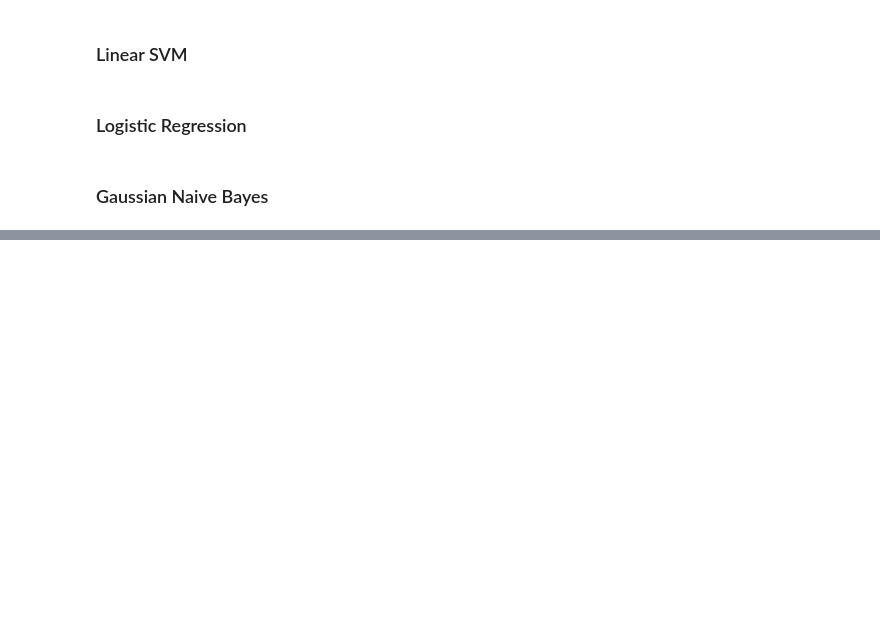
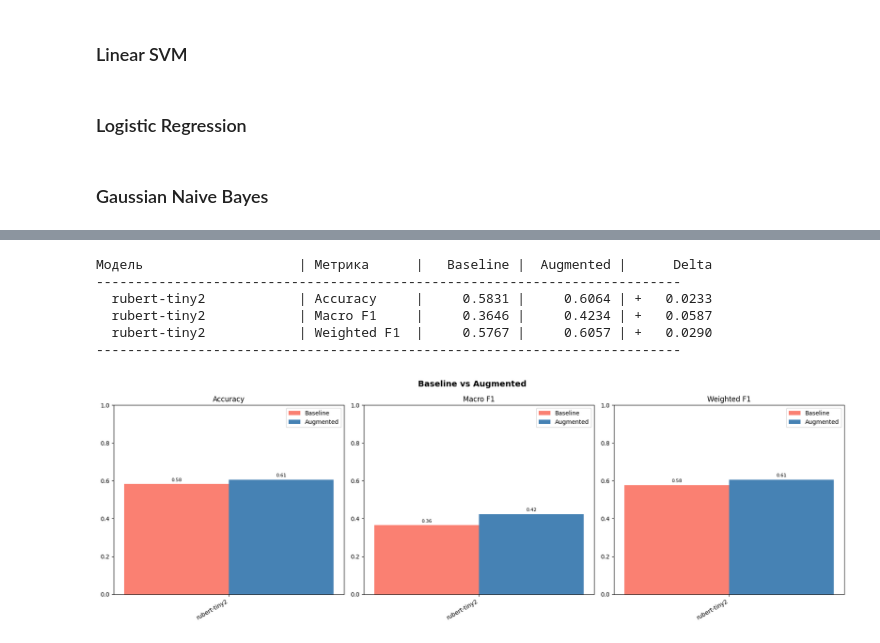
Before and after one commit to KVTur23/Mifi_VKR, a Jupyter notebook: code/AUG/src/augmentation_main.ipynb, the cells around one changed output, grey strips where cells are left out. Drawn from its saved outputs; the diff is of its cells as text; code cells hidden in the pictures; blank space fills up the shorter version.

Commit message:
baseline_augmentatinon

```diff
--- a/code/AUG/src/augmentation_main.ipynb
+++ b/code/AUG/src/augmentation_main.ipynb
@@ -522,10 +656,10 @@ evaluate_model(
 # %%
 from sklearn.naive_bayes import GaussianNB
 
-evaluate_model(
-    name="Gaussian Naive Bayes",
+augmented_results.append(evaluate_model(
+    name="[Augmented] Gaussian Naive Bayes",
     estimator=GaussianNB(),
     X_train=X_train, y_train=y_train,
     X_test=X_test, y_test=y_test,
     label_names=label_names,
-)
+))
@@ -544,0 +668,9 @@ evaluate_model(
+# %%
+from src.classification.rubert_classifier import train_and_evaluate
+
+# df_final уже загружен выше (stage=3), df_test_baseline тоже
+augmented_results.append(train_and_evaluate(
+    df_train=df_final,
+    df_test=df_test_baseline,
+    name="[Augmented] rubert-tiny2",
+))
@@ -544,0 +712,60 @@ evaluate_model(
+# %%
+import matplotlib.pyplot as plt
+import numpy as np
+
+# Названия моделей (без префикса [Baseline]/[Augmented])
+model_names = [r["name"].split("] ")[1] for r in baseline_results]
+
+metrics = ["accuracy", "macro_f1", "weighted_f1"]
+metric_labels = ["Accuracy", "Macro F1", "Weighted F1"]
+
+# Таблица
+print(f"{'Модель':<25} | {'Метрика':<12} | {'Baseline':>10} | {'Augmented':>10} | {'Delta':>10}")
+print("-" * 75)
+for i, name in enumerate(model_names):
+    for m, ml in zip(metrics, metric_labels):
+        b = baseline_results[i][m]
+        a = augmented_results[i][m]
+        delta = a - b
+        sign = "+" if delta >= 0 else ""
+        print(f"  {name:<23} | {ml:<12} | {b:>10.4f} | {a:>10.4f} | {sign}{delta:>9.4f}")
+    print("-" * 75)
+
+# График
+fig, axes = plt.subplots(1, 3, figsize=(18, 6))
+
+x = np.arange(len(model_names))
+width = 0.35
+
+for ax, m, ml in zip(axes, metrics, metric_labels):
+    vals_b = [r[m] for r in baseline_results]
+    vals_a = [r[m] for r in augmented_results]
+
+    bars_b = ax.bar(x - width/2, vals_b, width, label="Baseline", color="salmon")
+    bars_a = ax.bar(x + width/2, vals_a, width, label="Augmented", color="steelblue")
+
+    ax.set_title(ml)
+    ax.set_xticks(x)
+    ax.set_xticklabels(model_names, rotation=30, ha="right")
+    ax.set_ylim(0, 1)
+    ax.legend()
+
+    # Подписи значений
+    for bar in bars_b:
+        ax.text(bar.get_x() + bar.get_width()/2, bar.get_height() + 0.01,
+                f"{bar.get_height():.2f}", ha="center", va="bottom", fontsize=8)
+    for bar in bars_a:
+        ax.text(bar.get_x() + bar.get_width()/2, bar.get_height() + 0.01,
+                f"{bar.get_height():.2f}", ha="center", va="bottom", fontsize=8)
+
+plt.suptitle("Baseline vs Augmented", fontsize=14, fontweight="bold")
+plt.tight_layout()
+plt.show()
+# %% [output]
+Модель                    | Метрика      |   Baseline |  Augmented |      Delta
+---------------------------------------------------------------------------
+  rubert-tiny2            | Accuracy     |     0.5831 |     0.6064 | +   0.0233
+  rubert-tiny2            | Macro F1     |     0.3646 |     0.4234 | +   0.0587
+  rubert-tiny2            | Weighted F1  |     0.5767 |     0.6057 | +   0.0290
+---------------------------------------------------------------------------
+[figure, added]
```
Also changed, not shown: parts of 14 cells of this notebook, 7 other files.
